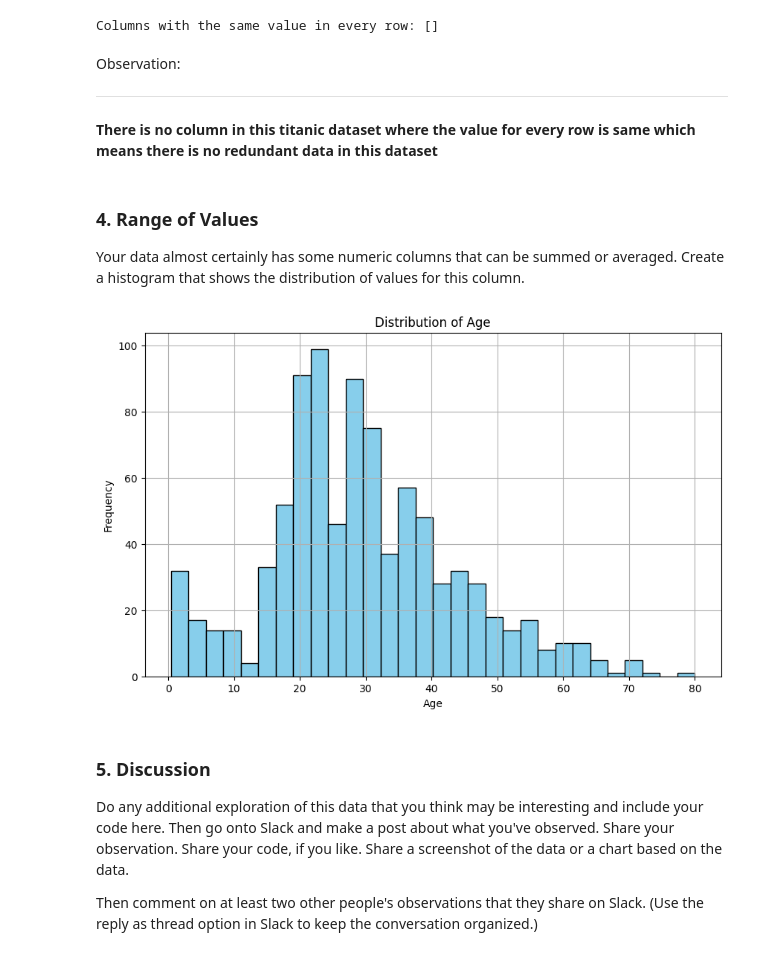
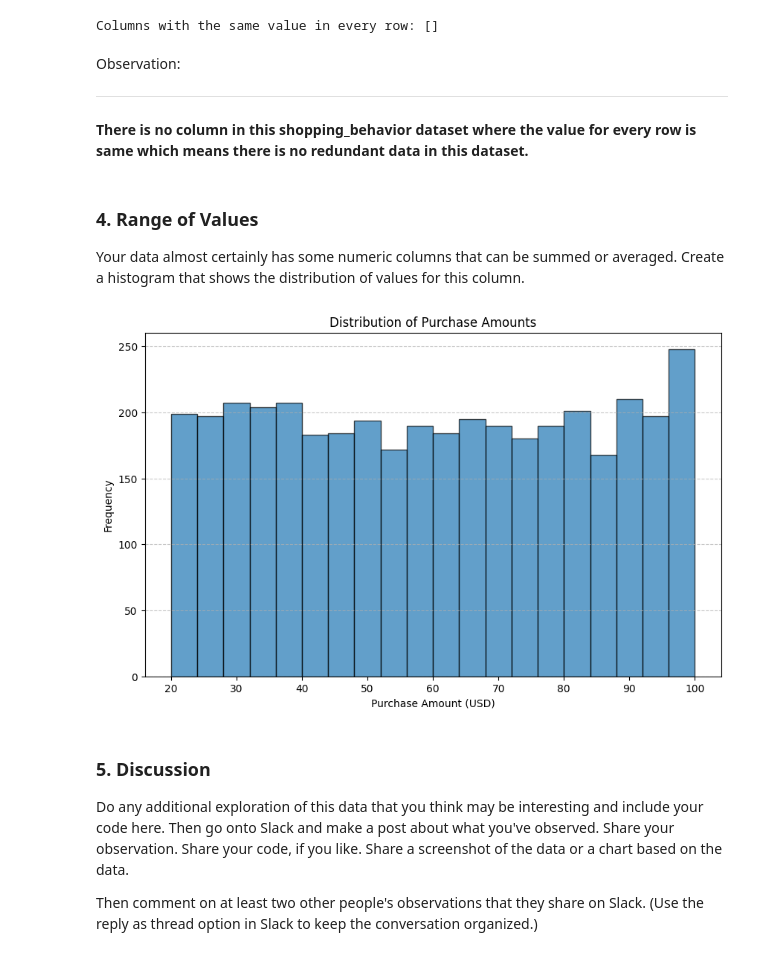
Before and after one commit to sana-hds/HDS-assignmenet, a Jupyter notebook: week13/week13_assignment.ipynb, the cells around one changed output. Saved outputs shown, nothing was run; the diff lists cells and outputs as text; code cells hidden in the pictures.

```diff
--- a/week13/week13_assignment.ipynb
+++ b/week13/week13_assignment.ipynb
@@ -14,7 +14,7 @@ Use Python to read in your data file and show many rows and columns your data ha
 import pandas as pd
 
 # Loading the data file
-df = pd.read_csv('titanic.csv')
+df = pd.read_csv('shopping_behavior.csv')
 
 # Displaying the first few rows of the dataset
 df.head()
@@ -72,7 +85,7 @@ Observation:
 
 --------
 
-**There is no column in this titanic dataset where the value for every row is same which means there is no redundant data in this dataset**
+**There is no column in this shopping_behavior dataset where the value for every row is same which means there is no redundant data in this dataset.**
 # %% [markdown]
 ### 4. Range of Values
 
@@ -80,16 +93,18 @@ Your data almost certainly has some numeric columns that can be summed or averag
 # %%
 import matplotlib.pyplot as plt
 
-# Creating a histogram for the 'Age' column
+# Plotting the histogram for the "Purchase Amount (USD)" column
 plt.figure(figsize=(10, 6))
-plt.hist(df['Age'].dropna(), bins=30, edgecolor='black', color='skyblue')
-plt.title('Distribution of Age')
-plt.xlabel('Age')
+plt.hist(df['Purchase Amount (USD)'], bins=20, edgecolor='black', alpha=0.7)
+plt.title('Distribution of Purchase Amounts')
+plt.xlabel('Purchase Amount (USD)')
 plt.ylabel('Frequency')
-plt.grid(True)
+plt.grid(axis='y', linestyle='--', alpha=0.7)
+
+# Show the plot
 plt.show()
 # %% [output]
-[figure, old version]
+[figure, new version]
 # %% [markdown]
 ### 5. Discussion
 
```
Also changed, not shown: parts of 8 cells of this notebook.
